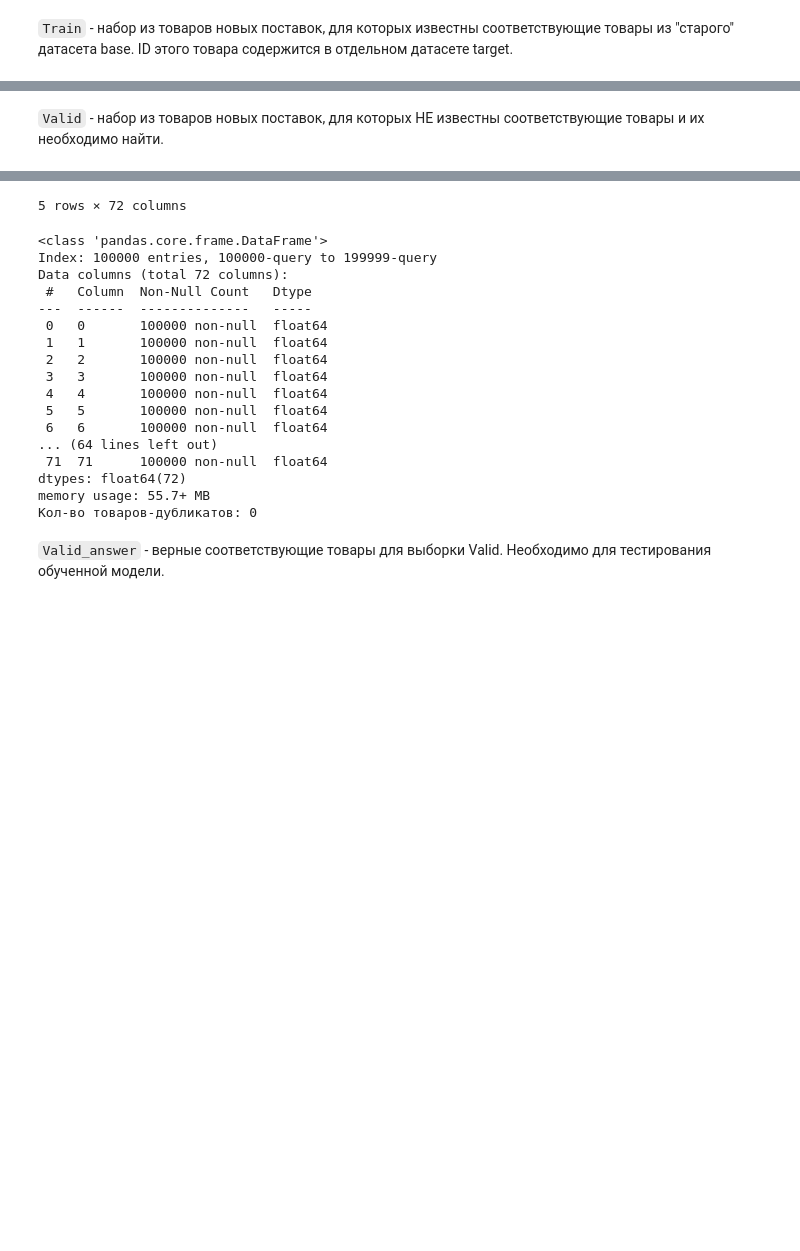
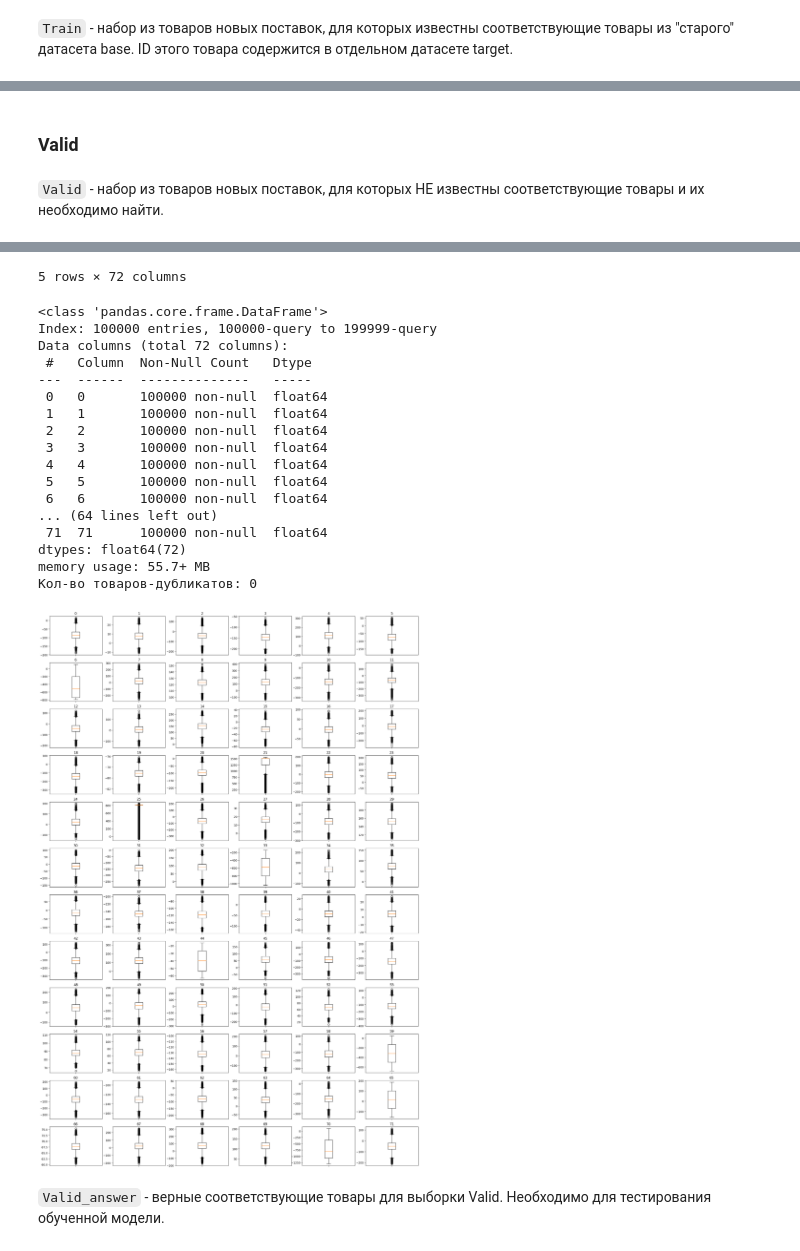
Before and after one commit to Danspers/Matching, a Jupyter notebook: Matching.ipynb, the cells around one changed output, grey strips where cells are left out. Drawn from its saved outputs; the diff is of its cells as text; code cells hidden in the pictures; blank space fills up the shorter version.

```diff
--- a/Matching.ipynb
+++ b/Matching.ipynb
@@ -122,35 +150,39 @@ memory usage: 55.7+ MB
+# %% [markdown]
+### Valid
 # %% [markdown]
 `Valid` - набор из товаров новых поставок, для которых НЕ известны соответствующие товары и их необходимо найти.
 # %%
 display(df_valid.head())
 df_valid.info()
 print('Кол-во товаров-дубликатов:', df_valid.duplicated().sum())
+show_graph_matrix(df_valid)
 # %% [output]
 |  | 0 | 1 | 2 | 3 | 4 | 5 | 6 | 7 | 8 | 9 | ... | ... |
 | Id |  |  |  |  |  |  |  |  |  |  |  | ... |
 | 100000-query | -57.372734 | 3.597752 | -13.213642 | -125.92679 | 110.74594 | -81.279594 | -461.003172 | 139.815720 | 112.880980 | 75.215750 | ... | ... |
 | 100001-query | -53.758705 | 12.790300 | -43.268543 | -134.41762 | 114.44991 | -90.520130 | -759.626065 | 63.995087 | 127.117905 | 53.128998 | ... | ... |
 | 100002-query | -64.175095 | -3.980927 | -7.679249 | -170.16093 | 96.44616 | -62.377740 | -759.626065 | 87.477554 | 131.270110 | 168.920320 | ... | ... |
 | 100003-query | -99.286860 | 16.123936 | 9.837166 | -148.06044 | 83.69708 | -133.729720 | 58.576403 | -19.046660 | 115.042404 | 75.206730 | ... | ... |
 | 100004-query | -79.532920 | -0.364173 | -16.027431 | -170.88495 | 165.45392 | -28.291668 | 33.931936 | 34.411217 | 128.903980 | 102.086914 | ... | ... |
 5 rows × 72 columns
 <class 'pandas.core.frame.DataFrame'>
 Index: 100000 entries, 100000-query to 199999-query
 Data columns (total 72 columns):
  #   Column  Non-Null Count   Dtype
 ---  ------  --------------   -----
  0   0       100000 non-null  float64
  1   1       100000 non-null  float64
  2   2       100000 non-null  float64
  3   3       100000 non-null  float64
  4   4       100000 non-null  float64
  5   5       100000 non-null  float64
  6   6       100000 non-null  float64
 ... (64 lines left out)
  71  71      100000 non-null  float64
 dtypes: float64(72)
 memory usage: 55.7+ MB
 Кол-во товаров-дубликатов: 0
+[figure, added]
 # %% [markdown]
 `Valid_answer` - верные соответствующие товары для выборки Valid. Необходимо для тестирования обученной модели.
 # %%
```
Also changed, not shown: parts of 11 cells of this notebook.
